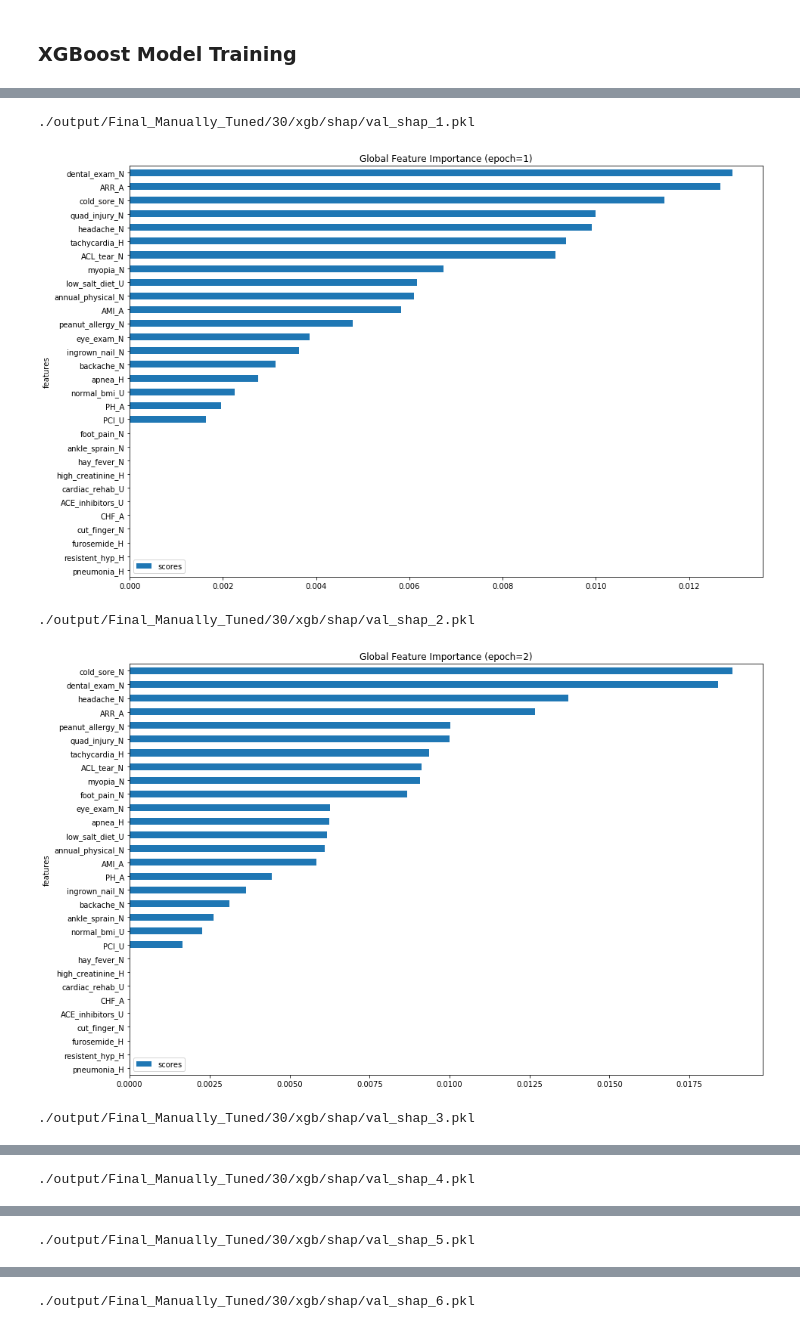
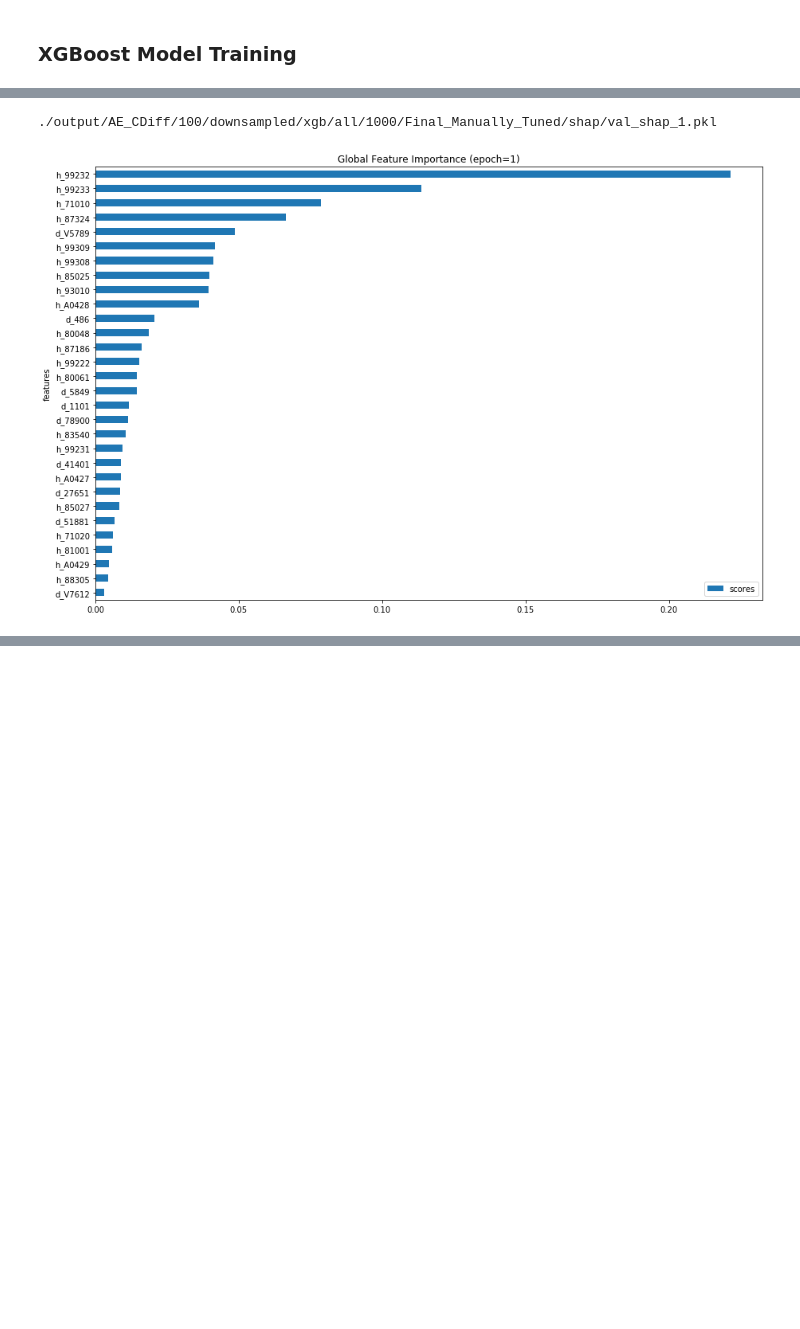
Before and after one commit to Weilin37/CMSAI_Research, a Jupyter notebook: model/toy_simple/AE_CDiff/xgb_manual.ipynb, the cells around one changed output, grey strips where cells are left out. Cells and saved outputs as stored; diff of their text form; code cells hidden in the pictures; blank space fills up the shorter version.

Commit message:
Updated the XGB and LSTM training script with CDiff Dataset

```diff
--- a/model/toy_simple/AE_CDiff/xgb_manual.ipynb
+++ b/model/toy_simple/AE_CDiff/xgb_manual.ipynb
@@ -434,7 +482,9 @@ Test Classes Count: 0-->3023, 1-->2977, Total-->6000
 # %%
 # Get feature names
 feature_names = [
-    col for col in df_train.columns.tolist() if col not in ["patient_id", "label"]
+    col
+    for col in df_train.columns.tolist()
+    if col not in ["patient_id", target_colname]
 ]
 # %%
 model_save_dir = os.path.dirname(model_save_path)
@@ -479,6 +538,7 @@ model_paths = get_model_paths(model_save_dir, sort=True)
 # %%
 if TRAIN_MODEL:
     p_rbo = 0.9
+    SIMILARITY_FREEDOM = 1  # For Intersection Similarity
 
     train_aucs = []
     val_aucs = []
@@ -511,17 +571,17 @@ if TRAIN_MODEL:
         feature_names = xgb_model.get_booster().feature_names
 
         # Compute AUCs
-        train_y_true = df_train.label
+        train_y_true = df_train[target_colname]
         train_y_pred = xgb_model.predict_proba(df_train[feature_names])[:, 1]
         train_auc = roc_auc_score(train_y_true, train_y_pred)
         train_aucs.append(train_auc)
 
-        val_y_true = df_val.label
+        val_y_true = df_val[target_colname]
         val_y_pred = xgb_model.predict_proba(df_val[feature_names])[:, 1]
         val_auc = roc_auc_score(val_y_true, val_y_pred)
         val_aucs.append(val_auc)
 
-        test_y_true = df_test.label
+        test_y_true = df_test[target_colname]
         test_y_pred = xgb_model.predict_proba(df_test[feature_names])[:, 1]
         test_auc = roc_auc_score(test_y_true, test_y_pred)
         test_aucs.append(test_auc)
@@ -562,7 +622,7 @@ if TRAIN_MODEL:
 
         # Check permutation
         perm_imp = permutation_importance(
-            xgb_model, df_val[feature_names], df_val.label
+            xgb_model, df_val[feature_names], df_val[target_colname]
         )
 
         perm_df = pd.DataFrame()
@@ -597,9 +657,10 @@ if TRAIN_MODEL:
         #     plt.xlabel("p")
         #     plt.ylabel("RBO")
 
-        rbo_score = rbo.RankingSimilarity(gain_rank.values, permute_rank.values).rbo(
-            p=p_rbo
-        )
+        #         rbo_score = rbo.RankingSimilarity(gain_rank.values, permute_rank.values).rbo(
+        #             p=p_rbo
+        #         )
+        rbo_score = -1.0
         gain_permute_rbo_scores.append(rbo_score)
         tau_score = get_wtau(vals.scores_x, vals.scores_y)
         gain_permute_tau_scores.append(tau_score)
@@ -609,7 +670,10 @@ if TRAIN_MODEL:
         )
         (val_features, val_scores, val_patients) = val_shap_results
         avg_sim, _ = get_model_intersection_similarity_v2(
-            (val_features, val_scores), absolute=True
+            (val_features, val_scores),
+            cdiff=True,
+            freedom=SIMILARITY_FREEDOM,
+            absolute=True,
         )
         val_shap_sim_lst.append(avg_sim)
 
@@ -629,9 +693,10 @@ if TRAIN_MODEL:
         gain_rank = vals.sort_values("gain_rank").index
         shap_rank = vals.sort_values("shap_rank").index
 
-        rbo_score_shap = rbo.RankingSimilarity(gain_rank.values, shap_rank.values).rbo(
-            p=p_rbo
-        )
+        #         rbo_score_shap = rbo.RankingSimilarity(gain_rank.values, shap_rank.values).rbo(
+        #             p=p_rbo
+        #         )
+        rbo_score_shap = -1.0
         val_gain_shap_rbo_lst.append(rbo_score_shap)
 
         tau_score_shap = get_wtau(vals.scores_x, vals.scores_y)
@@ -640,7 +705,10 @@ if TRAIN_MODEL:
         test_shap_results, _ = compute_shap(xgb_model, df_train, df_test, explainer)
         (test_features, test_scores, test_patients) = test_shap_results
         avg_sim, _ = get_model_intersection_similarity_v2(
-            (test_features, test_scores), absolute=True
+            (test_features, test_scores),
+            cdiff=True,
+            freedom=SIMILARITY_FREEDOM,
+            absolute=True,
         )
         test_shap_sim_lst.append(avg_sim)
 
@@ -790,23 +858,23 @@ plt.show()
 # %%
 epochs = range(1, len(model_paths) + 1)
 figsize = (15, 10)
-for epoch in epochs:
+max_tokens = 30
+for epoch in epochs[:1]:
     shap_path = shap_save_path_pattern.format("val", epoch)
     print(shap_path)
     val_results = sj_utils.load_pickle(shap_path)
     df_shap = get_features_and_global_shap(val_results)
     df_shap = df_shap.sort_values("scores", ascending=True)
+    if max_tokens is not None:
+        df_shap = df_shap.iloc[-max_tokens:, :]
     df_shap.plot(
         figsize=figsize,
         x="features",
         y="scores",
         kind="barh",
     )
     plt.title(f"Global Feature Importance (epoch={epoch})")
     plt.show()
 # %% [output]
-./output/Final_Manually_Tuned/30/xgb/shap/val_shap_1.pkl
+./output/AE_CDiff/100/downsampled/xgb/all/1000/Final_Manually_Tuned/shap/val_shap_1.pkl
-[figure, old version]
+[figure, new version]
-./output/Final_Manually_Tuned/30/xgb/shap/val_shap_2.pkl
-[figure, removed]
-./output/Final_Manually_Tuned/30/xgb/shap/val_shap_3.pkl
@@ -814 +880,0 @@ for epoch in epochs:
-./output/Final_Manually_Tuned/30/xgb/shap/val_shap_4.pkl
@@ -816 +880,0 @@ for epoch in epochs:
-./output/Final_Manually_Tuned/30/xgb/shap/val_shap_5.pkl
@@ -818 +880,0 @@ for epoch in epochs:
-./output/Final_Manually_Tuned/30/xgb/shap/val_shap_6.pkl
```
Also changed, not shown: parts of 20 cells of this notebook, 2 other files.
